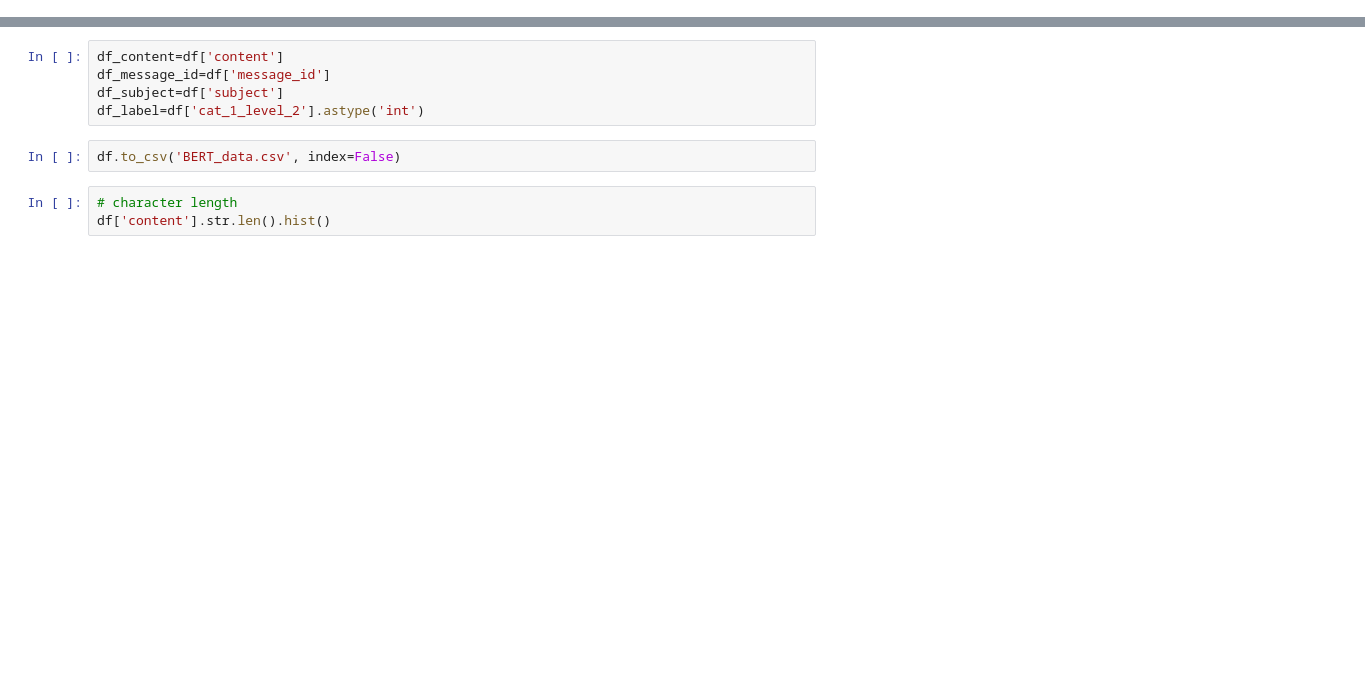
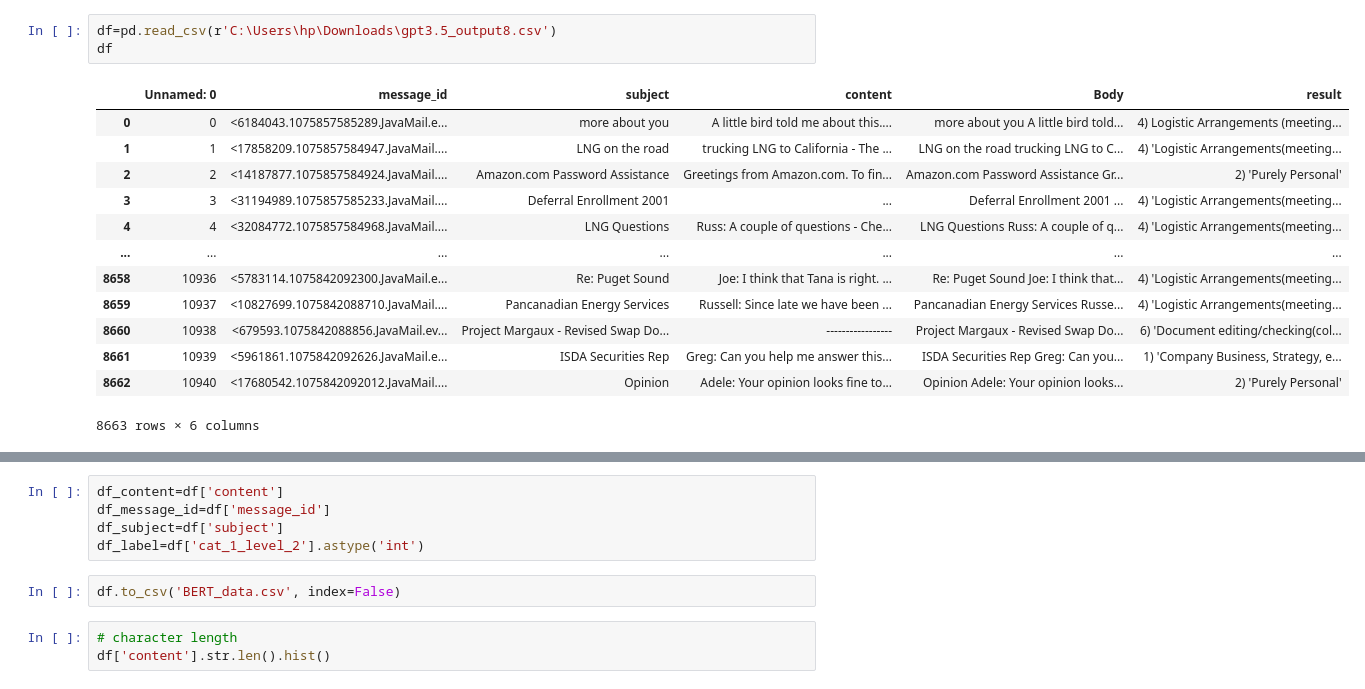
Before and after one commit to neelblabla/large_language_models_for_processing_emails, a Jupyter notebook: 2_modelling_BERT-base-uc-110m/2a_data_preparation_and_eda/1_labeled_df_for_BERT_using_RE_POS.ipynb, the cells around one changed output, grey strips where cells are left out. Saved outputs shown, nothing was run; the diff lists cells and outputs as text; blank space fills up the shorter version.

```diff
--- a/2_modelling_BERT-base-uc-110m/2a_data_preparation_and_eda/1_labeled_df_for_BERT_using_RE_POS.ipynb
+++ b/2_modelling_BERT-base-uc-110m/2a_data_preparation_and_eda/1_labeled_df_for_BERT_using_RE_POS.ipynb
@@ -28,0 +33,17 @@ from transformers import BertTokenizer
+# %%
+df=pd.read_csv(r'C:\Users\hp\Downloads\gpt3.5_output8.csv')
+df
+# %% [output]
+|  | Unnamed: 0 | message_id | subject | content | Body | result |
+| 0 | 0 | <6184043.1075857585289.JavaMail.e... | more about you | A little bird told me about this.... | more about you A little bird told... | 4) Logistic Arrangements (meeting... |
+| 1 | 1 | <17858209.1075857584947.JavaMail.... | LNG on the road | trucking LNG to California - The ... | LNG on the road trucking LNG to C... | 4) 'Logistic Arrangements(meeting... |
+| 2 | 2 | <14187877.1075857584924.JavaMail.... | Amazon.com Password Assistance | Greetings from Amazon.com. To fin... | Amazon.com Password Assistance Gr... | 2) 'Purely Personal' |
+| 3 | 3 | <31194989.1075857585233.JavaMail.... | Deferral Enrollment 2001 | ... | Deferral Enrollment 2001 ... | 4) 'Logistic Arrangements(meeting... |
+| 4 | 4 | <32084772.1075857584968.JavaMail.... | LNG Questions | Russ: A couple of questions - Che... | LNG Questions Russ: A couple of q... | 4) 'Logistic Arrangements(meeting... |
+| ... | ... | ... | ... | ... | ... | ... |
+| 8658 | 10936 | <5783114.1075842092300.JavaMail.e... | Re: Puget Sound | Joe: I think that Tana is right. ... | Re: Puget Sound Joe: I think that... | 4) 'Logistic Arrangements(meeting... |
+| 8659 | 10937 | <10827699.1075842088710.JavaMail.... | Pancanadian Energy Services | Russell: Since late we have been ... | Pancanadian Energy Services Russe... | 4) 'Logistic Arrangements(meeting... |
+| 8660 | 10938 | <679593.1075842088856.JavaMail.ev... | Project Margaux - Revised Swap Do... | ----------------- | Project Margaux - Revised Swap Do... | 6) 'Document editing/checking(col... |
+| 8661 | 10939 | <5961861.1075842092626.JavaMail.e... | ISDA Securities Rep | Greg: Can you help me answer this... | ISDA Securities Rep Greg: Can you... | 1) 'Company Business, Strategy, e... |
+| 8662 | 10940 | <17680542.1075842092012.JavaMail.... | Opinion | Adele: Your opinion looks fine to... | Opinion Adele: Your opinion looks... | 2) 'Purely Personal' |
+8663 rows × 6 columns
```
Also changed, not shown: parts of 11 cells of this notebook, 3 other files.
